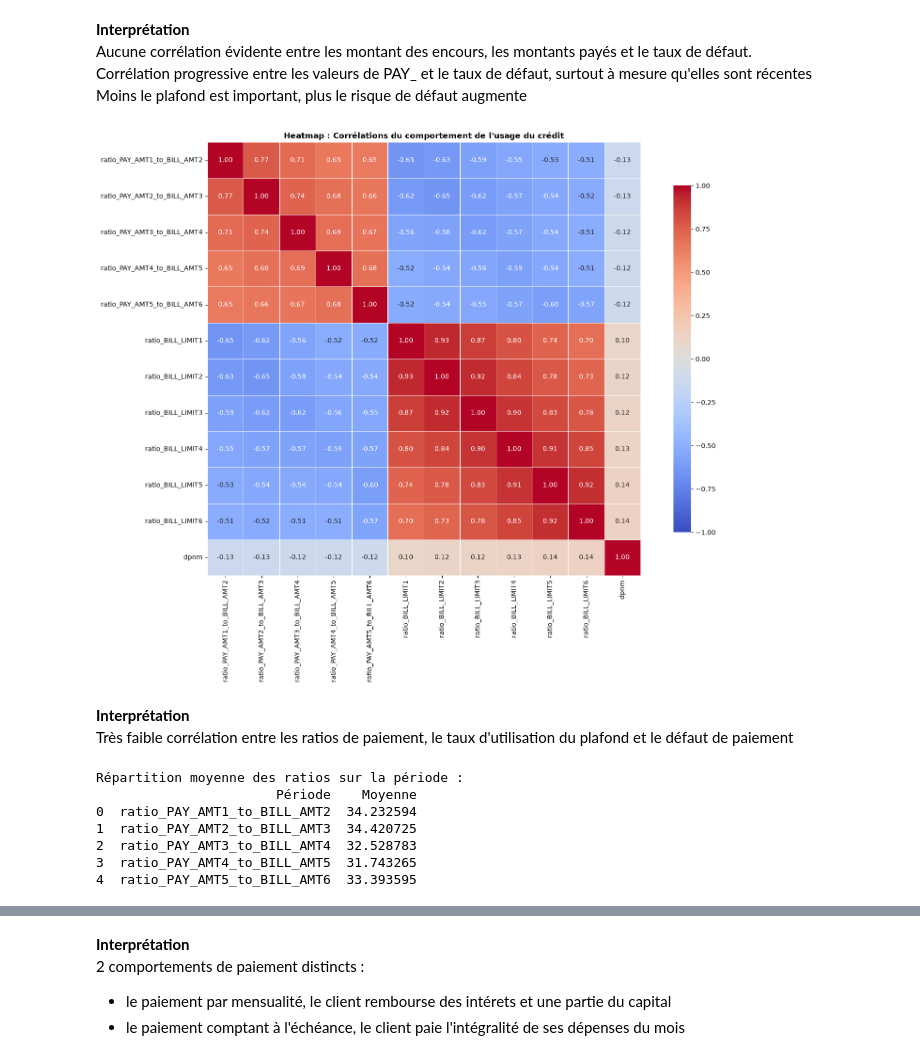
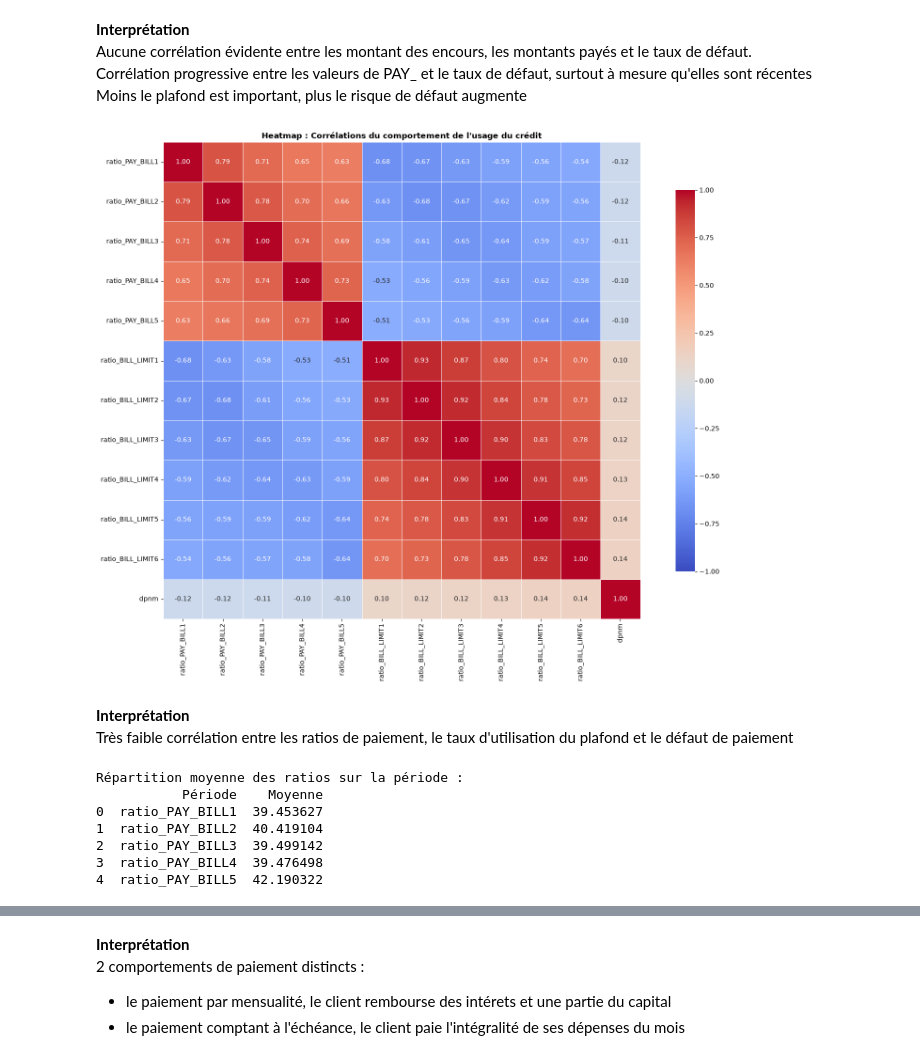
Before and after one commit to johan-mac-59/RiskLens_ML, a Jupyter notebook: src/05_03_EDA_storytelling.ipynb, the cells around one changed output, grey strips where cells are left out. Cells and saved outputs as stored; diff of their text form; code cells hidden in the pictures.

```diff
--- a/src/05_03_EDA_storytelling.ipynb
+++ b/src/05_03_EDA_storytelling.ipynb
@@ -1967,35 +1927,35 @@ Moins le plafond est important, plus le risque de défaut augmente
 # %%
 import seaborn as sns
 
 # 1. Sélection des colonnes
-cols = ['ratio_PAY_AMT1_to_BILL_AMT2', 'ratio_PAY_AMT2_to_BILL_AMT3',
-       'ratio_PAY_AMT3_to_BILL_AMT4', 'ratio_PAY_AMT4_to_BILL_AMT5',
-       'ratio_PAY_AMT5_to_BILL_AMT6', 'ratio_BILL_LIMIT1',
+cols = ['ratio_PAY_BILL1', 'ratio_PAY_BILL2',
+       'ratio_PAY_BILL3', 'ratio_PAY_BILL4',
+       'ratio_PAY_BILL5', 'ratio_BILL_LIMIT1',
        'ratio_BILL_LIMIT2', 'ratio_BILL_LIMIT3', 'ratio_BILL_LIMIT4',
        'ratio_BILL_LIMIT5', 'ratio_BILL_LIMIT6', 'dpnm']
 df_corr = df[cols]
 
 # 2. Calcul de la matrice complète (sans masquage)
 corr_matrix = df_corr.corr(method='pearson')
 
 # 3. Affichage du Heatmap COMPLET
 plt.figure(figsize=(16, 12))
 sns.heatmap(
     corr_matrix,
     annot=True,       # Affiche les chiffres
     fmt=".2f",        # Format à 2 décimales
     cmap='coolwarm',  # Palette Rouge/Blanc/Bleu (positif/négatif)
     vmin=-1, vmax=1,
     square=True,      # Cases carrées
     linewidths=.5,    # Lignes fines entre les cases pour la lisibilité
     cbar_kws={"shrink": .8}
 )
 
 plt.title('Heatmap : Corrélations du comportement de l\'usage du crédit', fontweight='bold')
 plt.tight_layout()
 plt.show()
 # %% [output]
-[figure, old version]
+[figure, new version]
 # %% [markdown]
 **Interprétation**
 Très faible corrélation entre les ratios de paiement, le taux d'utilisation du plafond et le défaut de paiement
@@ -2005,11 +1965,11 @@ import numpy as np
 
 # Calculer la moyenne des ratios pour chaque période
 ratio_columns = [
-    'ratio_PAY_AMT1_to_BILL_AMT2',
-    'ratio_PAY_AMT2_to_BILL_AMT3',
-    'ratio_PAY_AMT3_to_BILL_AMT4',
-    'ratio_PAY_AMT4_to_BILL_AMT5',
-    'ratio_PAY_AMT5_to_BILL_AMT6'
+    'ratio_PAY_BILL1',
+    'ratio_PAY_BILL2',
+    'ratio_PAY_BILL3',
+    'ratio_PAY_BILL4',
+    'ratio_PAY_BILL5'
 ]
 
 # Calculer la moyenne par période
@@ -2026,12 +1986,12 @@ print("Répartition moyenne des ratios sur la période :")
 print(result_df)
 # %% [output]
 Répartition moyenne des ratios sur la période :
-                       Période    Moyenne
-0  ratio_PAY_AMT1_to_BILL_AMT2  34.232594
-1  ratio_PAY_AMT2_to_BILL_AMT3  34.420725
-2  ratio_PAY_AMT3_to_BILL_AMT4  32.528783
-3  ratio_PAY_AMT4_to_BILL_AMT5  31.743265
-4  ratio_PAY_AMT5_to_BILL_AMT6  33.393595
+           Période    Moyenne
+0  ratio_PAY_BILL1  39.453627
+1  ratio_PAY_BILL2  40.419104
+2  ratio_PAY_BILL3  39.499142
+3  ratio_PAY_BILL4  39.476498
+4  ratio_PAY_BILL5  42.190322
 # %%
 import matplotlib.pyplot as plt
 
```
Also changed, not shown: parts of 28 cells of this notebook, 11 other files.
